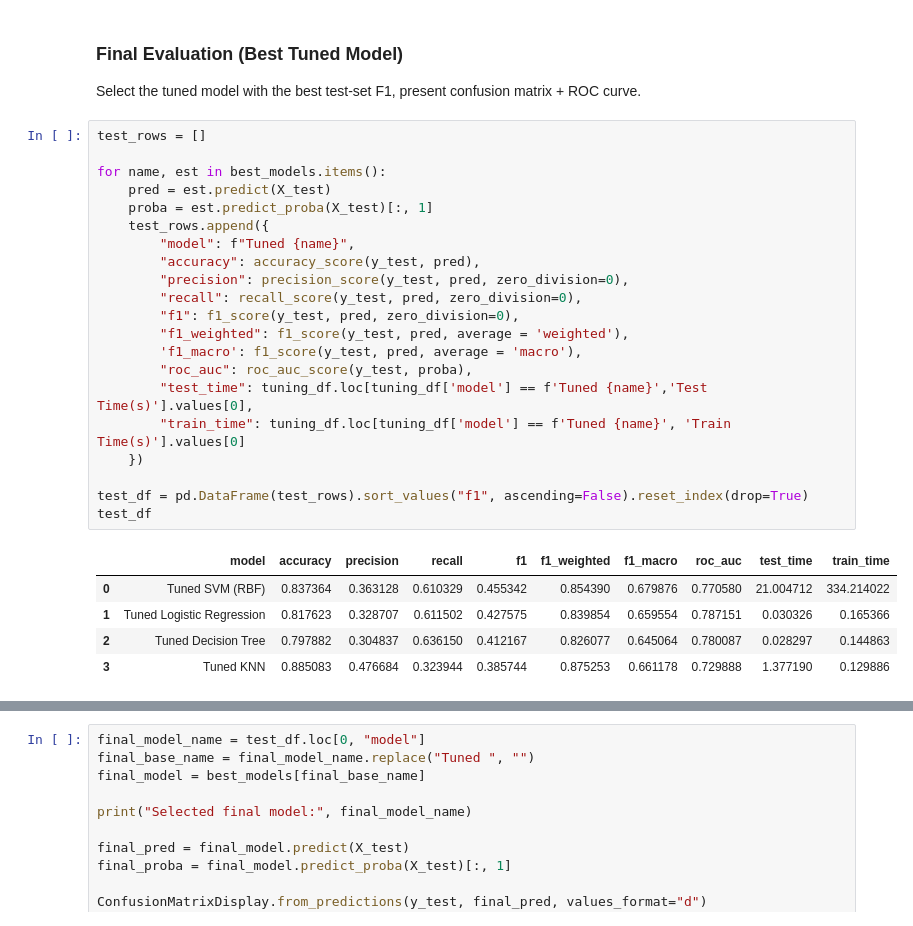
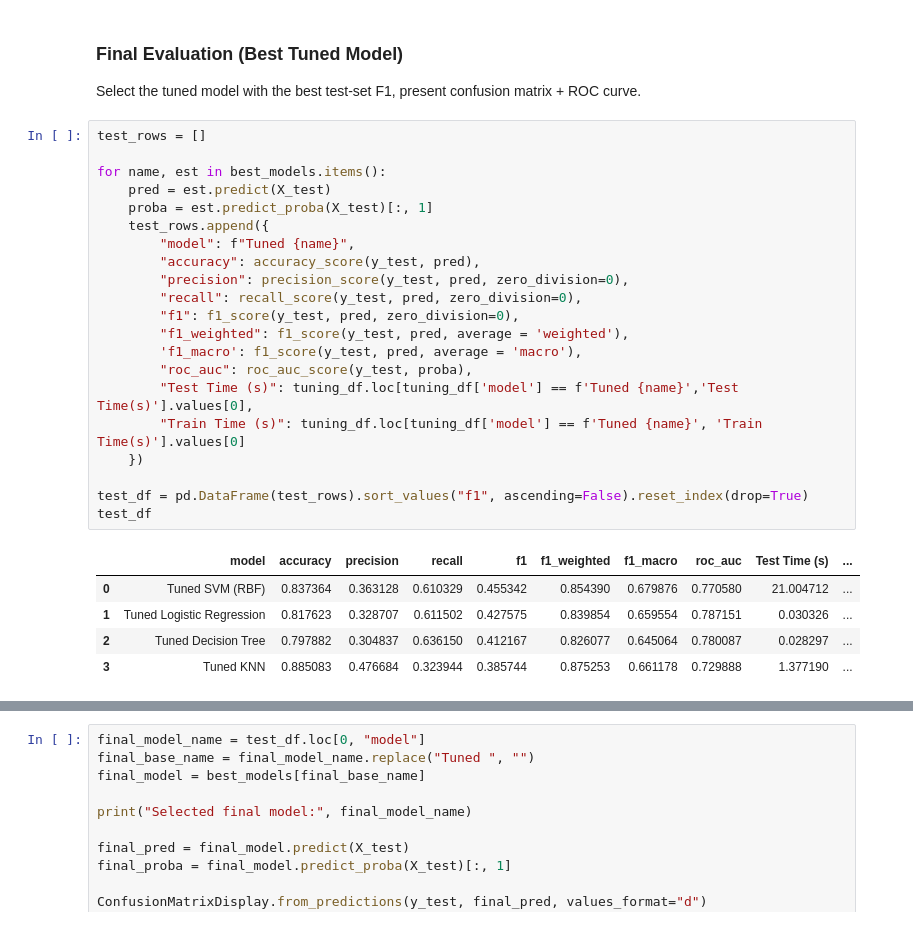
Before and after one commit to peanutenthusiast/symmetrical-fortnight, a Jupyter notebook: prompt_III.ipynb, the cells around one changed output, grey strips where cells are left out. Cells and saved outputs as stored; diff of their text form.

```diff
--- a/prompt_III.ipynb
+++ b/prompt_III.ipynb
@@ -944,27 +946,27 @@ Select the tuned model with the best test-set F1, present confusion matrix + ROC
 # %%
 test_rows = []
 
 for name, est in best_models.items():
     pred = est.predict(X_test)
     proba = est.predict_proba(X_test)[:, 1]
     test_rows.append({
         "model": f"Tuned {name}",
         "accuracy": accuracy_score(y_test, pred),
         "precision": precision_score(y_test, pred, zero_division=0),
         "recall": recall_score(y_test, pred, zero_division=0),
         "f1": f1_score(y_test, pred, zero_division=0),
         "f1_weighted": f1_score(y_test, pred, average = 'weighted'),
         'f1_macro': f1_score(y_test, pred, average = 'macro'),
         "roc_auc": roc_auc_score(y_test, proba),
-        "test_time": tuning_df.loc[tuning_df['model'] == f'Tuned {name}','Test Time(s)'].values[0],
-        "train_time": tuning_df.loc[tuning_df['model'] == f'Tuned {name}', 'Train Time(s)'].values[0]
+        "Test Time (s)": tuning_df.loc[tuning_df['model'] == f'Tuned {name}','Test Time(s)'].values[0],
+        "Train Time (s)": tuning_df.loc[tuning_df['model'] == f'Tuned {name}', 'Train Time(s)'].values[0]
     })
 
 test_df = pd.DataFrame(test_rows).sort_values("f1", ascending=False).reset_index(drop=True)
 test_df
 # %% [output]
-|  | model | accuracy | precision | recall | f1 | f1_weighted | f1_macro | roc_auc | test_time | train_time |
-| 0 | Tuned SVM (RBF) | 0.837364 | 0.363128 | 0.610329 | 0.455342 | 0.854390 | 0.679876 | 0.770580 | 21.004712 | 334.214022 |
-| 1 | Tuned Logistic Regression | 0.817623 | 0.328707 | 0.611502 | 0.427575 | 0.839854 | 0.659554 | 0.787151 | 0.030326 | 0.165366 |
-| 2 | Tuned Decision Tree | 0.797882 | 0.304837 | 0.636150 | 0.412167 | 0.826077 | 0.645064 | 0.780087 | 0.028297 | 0.144863 |
-| 3 | Tuned KNN | 0.885083 | 0.476684 | 0.323944 | 0.385744 | 0.875253 | 0.661178 | 0.729888 | 1.377190 | 0.129886 |
+|  | model | accuracy | precision | recall | f1 | f1_weighted | f1_macro | roc_auc | Test Time (s) | ... |
+| 0 | Tuned SVM (RBF) | 0.837364 | 0.363128 | 0.610329 | 0.455342 | 0.854390 | 0.679876 | 0.770580 | 21.004712 | ... |
+| 1 | Tuned Logistic Regression | 0.817623 | 0.328707 | 0.611502 | 0.427575 | 0.839854 | 0.659554 | 0.787151 | 0.030326 | ... |
+| 2 | Tuned Decision Tree | 0.797882 | 0.304837 | 0.636150 | 0.412167 | 0.826077 | 0.645064 | 0.780087 | 0.028297 | ... |
+| 3 | Tuned KNN | 0.885083 | 0.476684 | 0.323944 | 0.385744 | 0.875253 | 0.661178 | 0.729888 | 1.377190 | ... |
```
Also changed, not shown: parts of 2 cells of this notebook, 3 other files.
